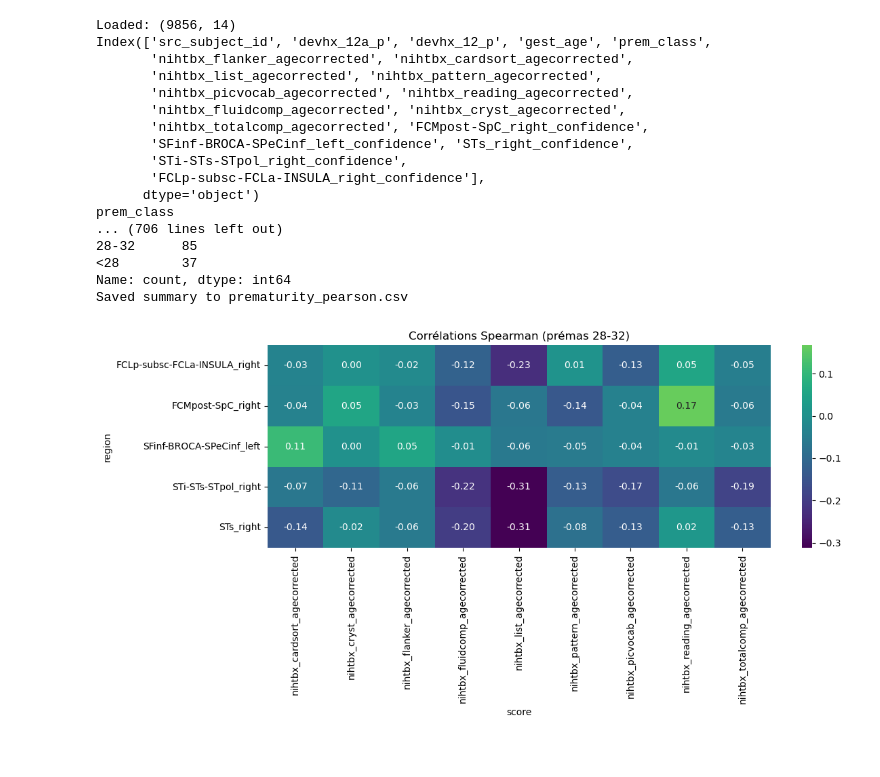
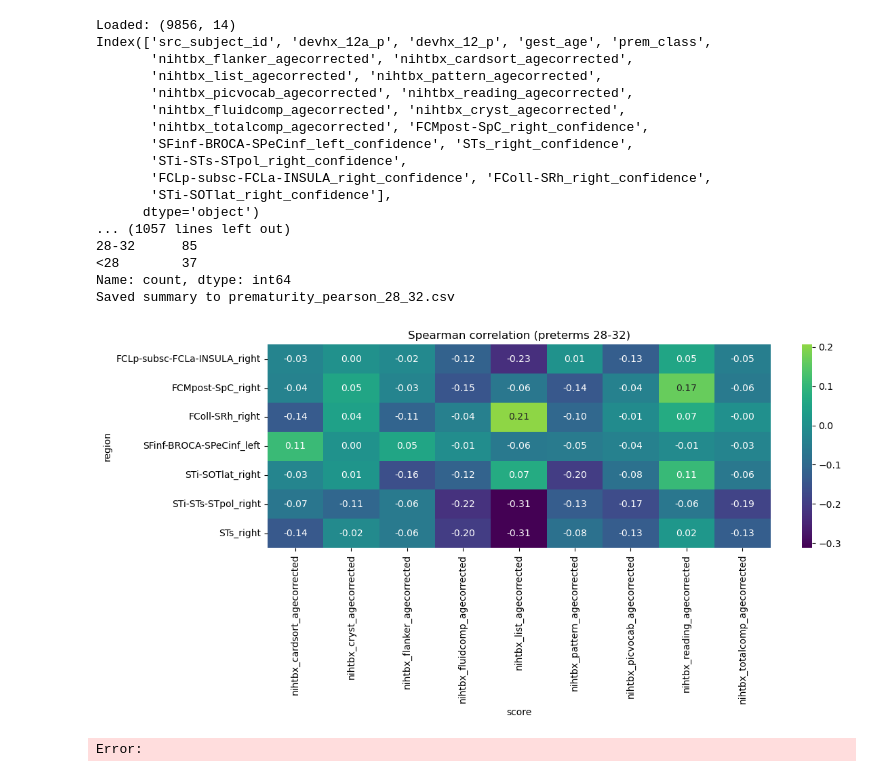
Before and after one commit to neurospin-projects/2025_rmenasria_prematurity, a Jupyter notebook: notebooks/racim/cognition_predictions.ipynb, the cells around one changed output. Drawn from its saved outputs; the diff is of its cells as text; code cells hidden in the pictures.

```diff
--- a/notebooks/racim/cognition_predictions.ipynb
+++ b/notebooks/racim/cognition_predictions.ipynb
@@ -33,8 +33,8 @@ from scipy.stats import pearsonr, ttest_ind,spearmanr
 # CONFIG
 data_csv = "/neurospin/dico/rmenasria/Runs/03_main/Program/2025_rmenasria_prematurity/notebooks/racim/df_with_cognition_and_ages.csv"
 base_path = "/neurospin/dico/rmenasria/Runs/03_main/Program/2025_rmenasria_prematurity/notebooks/racim/"
-region_confidence_files = ["FCMpost-SpC_right_28-32_new_confidences.csv","SFinf-BROCA-SPeCinf_left_28-32_new_confidences.csv","STs_right_28-32_new_confidences.csv","STi-STs-STpol_right_28-32_new_confidences.csv","FCLp-subsc-FCLa-INSULA_right_28-32_new_confidences.csv"]
-region_list = ["FCMpost-SpC_right", "SFinf-BROCA-SPeCinf_left", "STs_right", "STi-STs-STpol_right", "FCLp-subsc-FCLa-INSULA_right"]
+region_confidence_files = ["FCMpost-SpC_right_28-32_new_confidences.csv","SFinf-BROCA-SPeCinf_left_28-32_new_confidences.csv","STs_right_28-32_new_confidences.csv","STi-STs-STpol_right_28-32_new_confidences.csv","FCLp-subsc-FCLa-INSULA_right_28-32_new_confidences.csv","FColl-SRh_right_28-32_new_confidences.csv","STi-SOTlat_right_28-32_new_confidences.csv"]
+region_list = ["FCMpost-SpC_right", "SFinf-BROCA-SPeCinf_left", "STs_right", "STi-STs-STpol_right", "FCLp-subsc-FCLa-INSULA_right","FColl-SRh_right","STi-SOTlat_right"]
 ga_col = "gest_age"
 prem_binary_col = "devhx_12a_p"  # 1 = préma, 0 = terme
 out_csv = "prematurity_pearson_28_32.csv"
@@ -114,31 +114,32 @@ Index(['src_subject_id', 'devhx_12a_p', 'devhx_12_p', 'gest_age', 'prem_class',
        'nihtbx_totalcomp_agecorrected', 'FCMpost-SpC_right_confidence',
        'SFinf-BROCA-SPeCinf_left_confidence', 'STs_right_confidence',
        'STi-STs-STpol_right_confidence',
-       'FCLp-subsc-FCLa-INSULA_right_confidence'],
+       'FCLp-subsc-FCLa-INSULA_right_confidence', 'FColl-SRh_right_confidence',
+       'STi-SOTlat_right_confidence'],
       dtype='object')
-prem_class
-... (706 lines left out)
+... (1057 lines left out)
 28-32      85
 <28        37
 Name: count, dtype: int64
-Saved summary to prematurity_pearson.csv
+Saved summary to prematurity_pearson_28_32.csv
 # %%
 import seaborn as sns
 import matplotlib.pyplot as plt
 #  Charger le CSV
-df = pd.read_csv("/neurospin/dico/rmenasria/Runs/03_main/Program/2025_rmenasria_prematurity/notebooks/racim/prematurity_pearson.csv")
+df = pd.read_csv("/neurospin/dico/rmenasria/Runs/03_main/Program/2025_rmenasria_prematurity/notebooks/racim/prematurity_pearson_28_32.csv")
 
 # On pivote pour avoir une matrice (région en lignes, score en colonnes)
 heatmap_data = df.pivot(index="region", columns="score", values="spearman_r_pre_small")
 
 # On trace la heatmap
 plt.figure(figsize=(12, 6))
 sns.heatmap(heatmap_data, annot=True, cmap="viridis", center=0, fmt=".2f")
-plt.title("Corrélations Spearman (prémas 28-32)")
+plt.title("Spearman correlation (preterms 28-32)")
 plt.tight_layout()
 plt.show()
 # %% [output]
-[figure, old version]
+[figure, new version]
+Error:
 # %%
 # CONFIG
 data_csv = "/neurospin/dico/rmenasria/Runs/03_main/Program/2025_rmenasria_prematurity/notebooks/racim/df_with_cognition_and_ages.csv"
```
Also changed, not shown: parts of 2 cells of this notebook, 3 other files.
